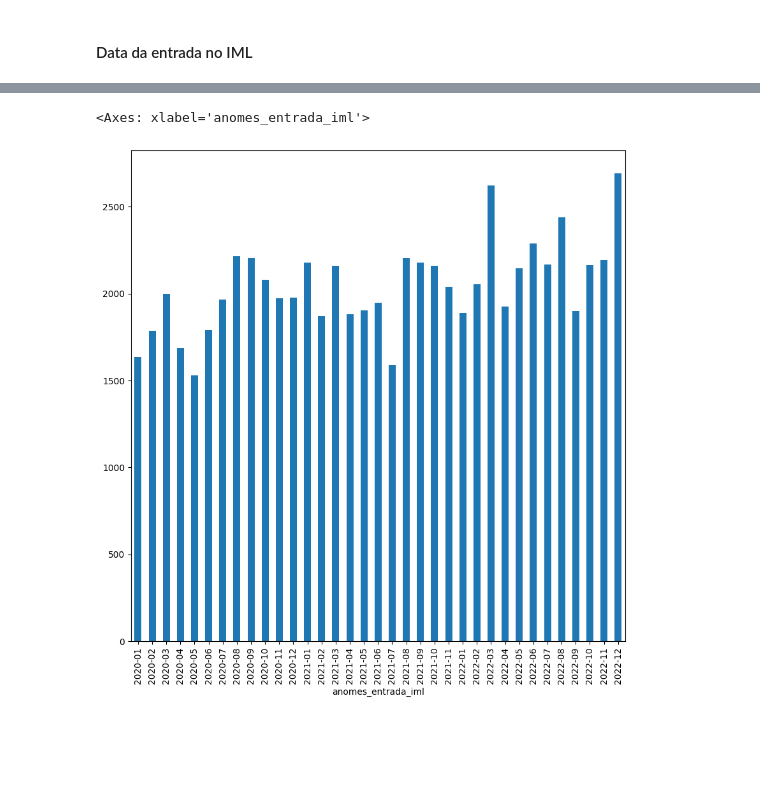
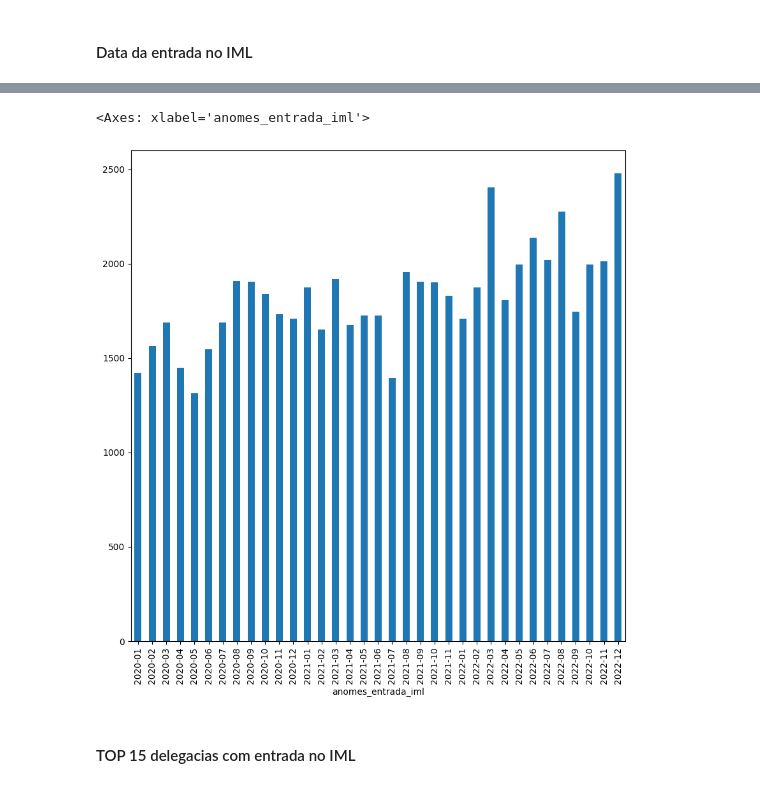
Before and after one commit to CriminiX/data-analysis, a Jupyter notebook: notebooks/iml_analysis.ipynb, the cells around one changed output, grey strips where cells are left out. Drawn from its saved outputs; the diff is of its cells as text; code cells hidden in the pictures; blank space fills up the shorter version.

Commit message:
feat: analysis de delegacias adicionada a analysis IML

```diff
--- a/notebooks/iml_analysis.ipynb
+++ b/notebooks/iml_analysis.ipynb
@@ -254,7 +288,7 @@ df_dias['desc_causa_morte'].value_counts().head(15).plot(kind='barh')
 # %% [markdown]
 #### Data da entrada no IML
 # %%
-df['desc_dia_semana_entrada_iml'] = df['dt_entrada_iml'].dt.day_name()
-df['dia_entrada_iml'] = df['dt_entrada_iml'].dt.strftime('%d')
-df['anomes_entrada_iml'] = df['dt_entrada_iml'].dt.strftime('%Y-%m')
+df_anos['desc_dia_semana_entrada_iml'] = df_anos['dt_entrada_iml'].dt.day_name()
+df_anos['dia_entrada_iml'] = df_anos['dt_entrada_iml'].dt.strftime('%d')
+df_anos['anomes_entrada_iml'] = df_anos['dt_entrada_iml'].dt.strftime('%Y-%m')
 # df['dia_senama_entrada_iml'] = df['dt_entrada_iml'].dt.strftime('%m-%d')
@@ -270,7 +311,9 @@ df.head()
 # %%
-df_ordenado_anomes = df.sort_values('dt_entrada_iml',key=lambda x: pd.to_datetime(x, format='%Y-%m'))
+df_ordenado_anomes = df_anos.sort_values('dt_entrada_iml',key=lambda x: pd.to_datetime(x, format='%Y-%m'))
 
-dados.groupby('anomes_entrada_iml').size().plot(kind='bar', figsize=(10,10))
+df_ordenado_anomes.groupby('anomes_entrada_iml').size().plot(kind='bar', figsize=(10,10))
 # %% [output]
 <Axes: xlabel='anomes_entrada_iml'>
-[figure, old version]
+[figure, new version]
+# %% [markdown]
+#### TOP 15 delegacias com entrada no IML
```
Also changed, not shown: parts of 25 cells of this notebook.
